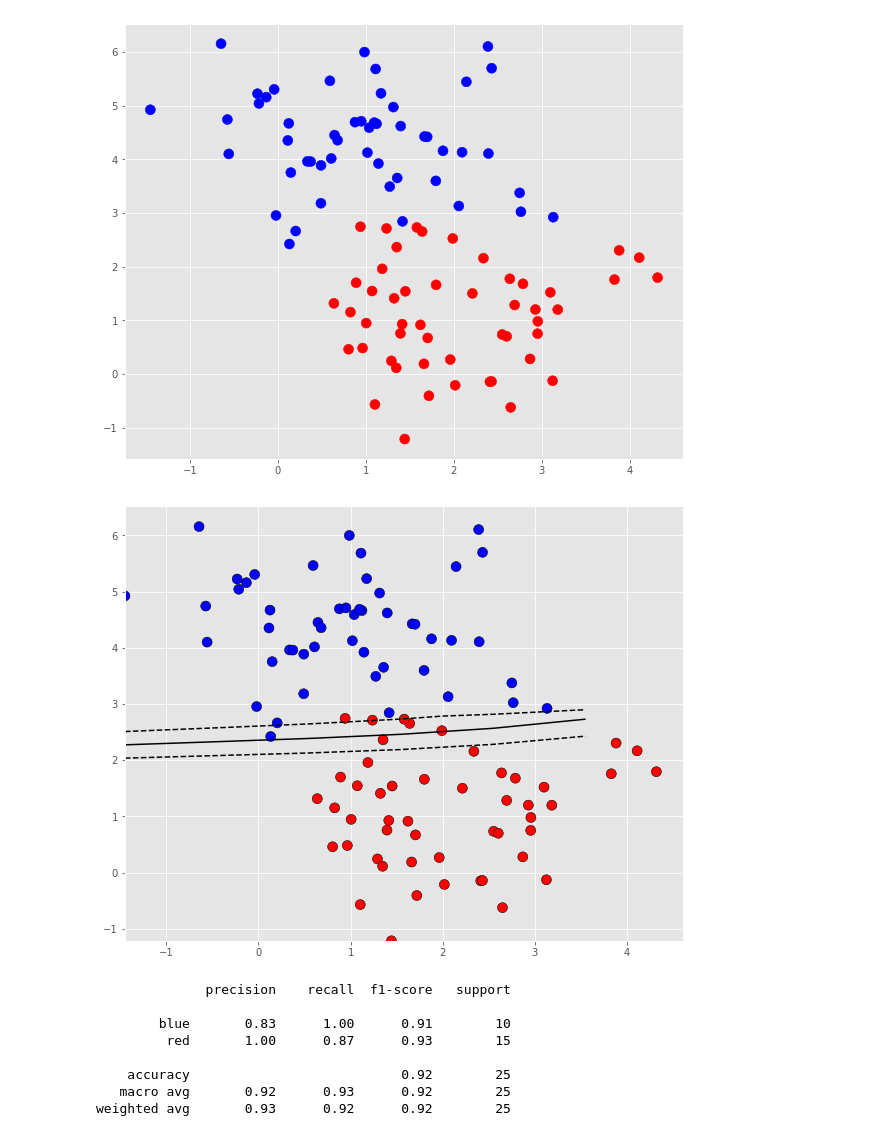
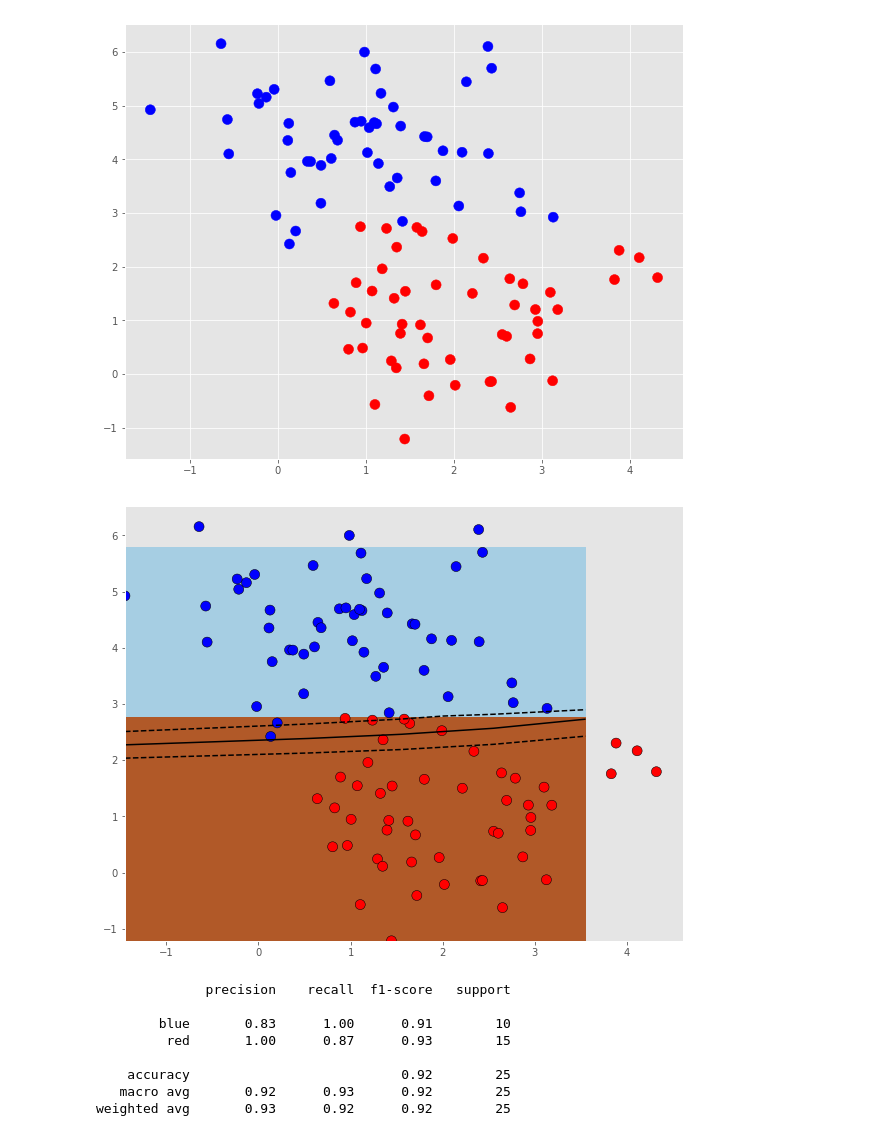
Before and after one commit to JuliaAlsop/The-Quality-of-Wine, a Jupyter notebook: wine_quality.ipynb, the cells around one changed output. Cells and saved outputs as stored; diff of their text form; code cells hidden in the pictures.

Commit message:
Update wine_quality and Images

```diff
--- a/wine_quality.ipynb
+++ b/wine_quality.ipynb
@@ -230,22 +232,22 @@ predictions = model.predict(X_test)
 # %%
 # Plot the decision boundaries
 x_min = X[:, 0].min()
 x_max = X[:, 0].max()
 y_min = X[:, 1].min()
 y_max = X[:, 1].max()
 
 XX, YY = np.mgrid[x_min:x_max, y_min:y_max]
 Z = model.decision_function(np.c_[XX.ravel(), YY.ravel()])
 
 # Put the result into a color plot
 Z = Z.reshape(XX.shape)
-# plt.pcolormesh(XX, YY, Z > 0, cmap=plt.cm.Paired)
+plt.pcolormesh(XX, YY, Z > 0, cmap=plt.cm.Paired)
 plt.contour(XX, YY, Z, colors=['k', 'k', 'k'],
             linestyles=['--', '-', '--'], levels=[-.5, 0, .5])
 plt.scatter(X[:, 0], X[:, 1], c=y, cmap='bwr', edgecolor='k', s=100)
 plt.show()
 # %% [output]
-[figure, old version]
+[figure, new version]
 # %%
 # Calculate classification report
 from sklearn.metrics import classification_report
```
Also changed, not shown: parts of 9 cells of this notebook, 3 other files.
